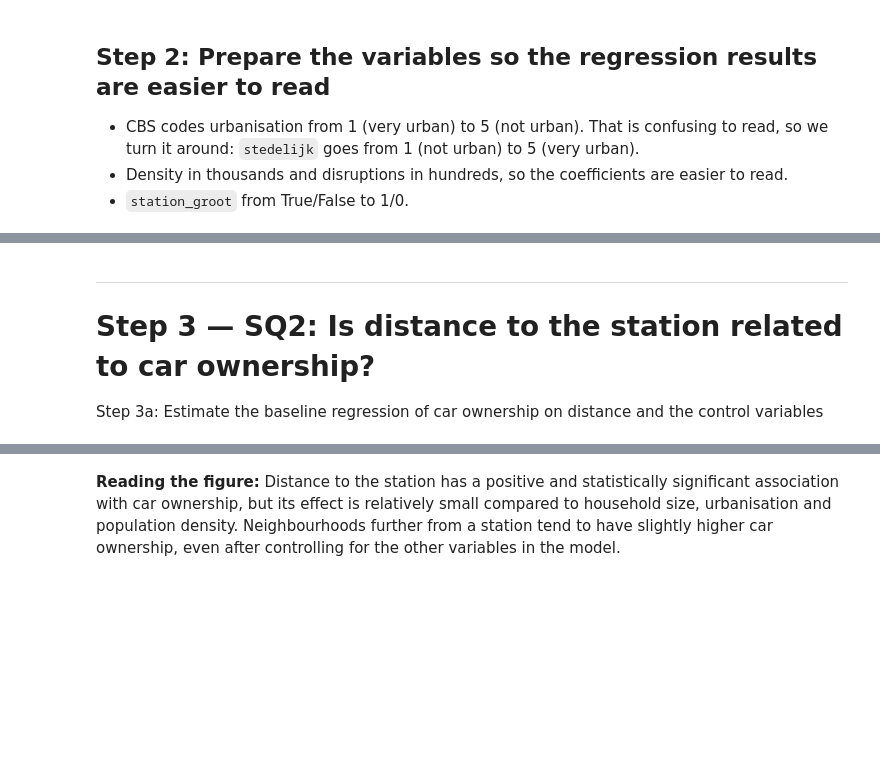
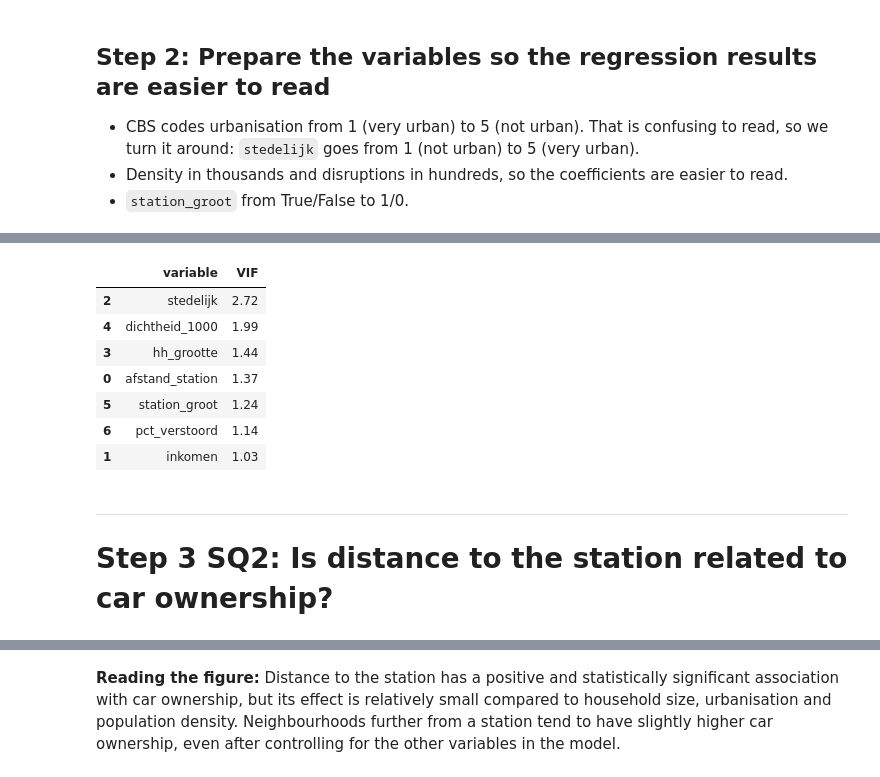
Before and after one commit to MarlijnJanssen/TIL6022-Project-Group19, a Jupyter notebook: Phase7_regression_analysis.ipynb, the cells around one changed output, grey strips where cells are left out. Saved outputs shown, nothing was run; the diff lists cells and outputs as text; code cells hidden in the pictures; blank space fills up the shorter version.

```diff
--- a/Phase7_regression_analysis.ipynb
+++ b/Phase7_regression_analysis.ipynb
@@ -44,8 +64,32 @@ controles = 'inkomen + stedelijk + hh_grootte + dichtheid_1000'
+# %%
+# Step 2: VIF (variance inflation factor) per variable.
+# We explain one variable with all the other variables in a regression, and look at the R-squared.
+# VIF = 1 / (1 - R-squared). If the other variables explain this variable well, the VIF is high.
+# Rule of thumb: VIF below 5 is fine, between 5 and 10 is a warning, above 10 is a problem.
+vif_waarden = []
+for var in variabelen:
+    andere = []                                                        # all variables except this one
+    for v in variabelen:
+        if v != var:
+            andere.append(v)
+    formule = var + ' ~ ' + ' + '.join(andere)                         # for example 'inkomen ~ afstand_station + stedelijk + ...'
+    r2 = smf.ols(formule, data=master).fit().rsquared
+    vif_waarden.append(1 / (1 - r2))
+
+vif = pd.DataFrame({'variable': variabelen, 'VIF': vif_waarden}).round(2)
+vif.sort_values('VIF', ascending=False)
+# %% [output]
+|  | variable | VIF |
+| 2 | stedelijk | 2.72 |
+| 4 | dichtheid_1000 | 1.99 |
+| 3 | hh_grootte | 1.44 |
+| 0 | afstand_station | 1.37 |
+| 5 | station_groot | 1.24 |
+| 6 | pct_verstoord | 1.14 |
+| 1 | inkomen | 1.03 |
 # %% [markdown]
 ---
-# Step 3 — SQ2: Is distance to the station related to car ownership?
-
-Step 3a: Estimate the baseline regression of car ownership on distance and the control variables
+# Step 3 SQ2: Is distance to the station related to car ownership?
 # %%
 # Run the regression model with the specified formula and control variables
 # smf.ols is used to fit an ordinary least squares regression model
```
Also changed, not shown: parts of 25 cells of this notebook, 4 other files.
